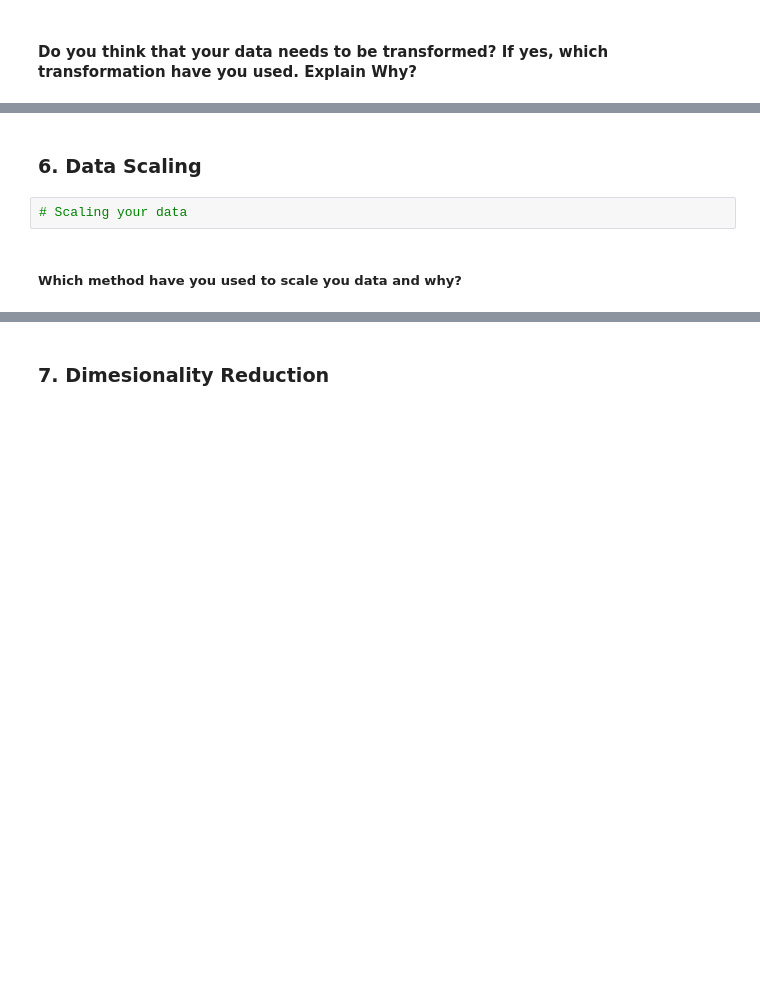
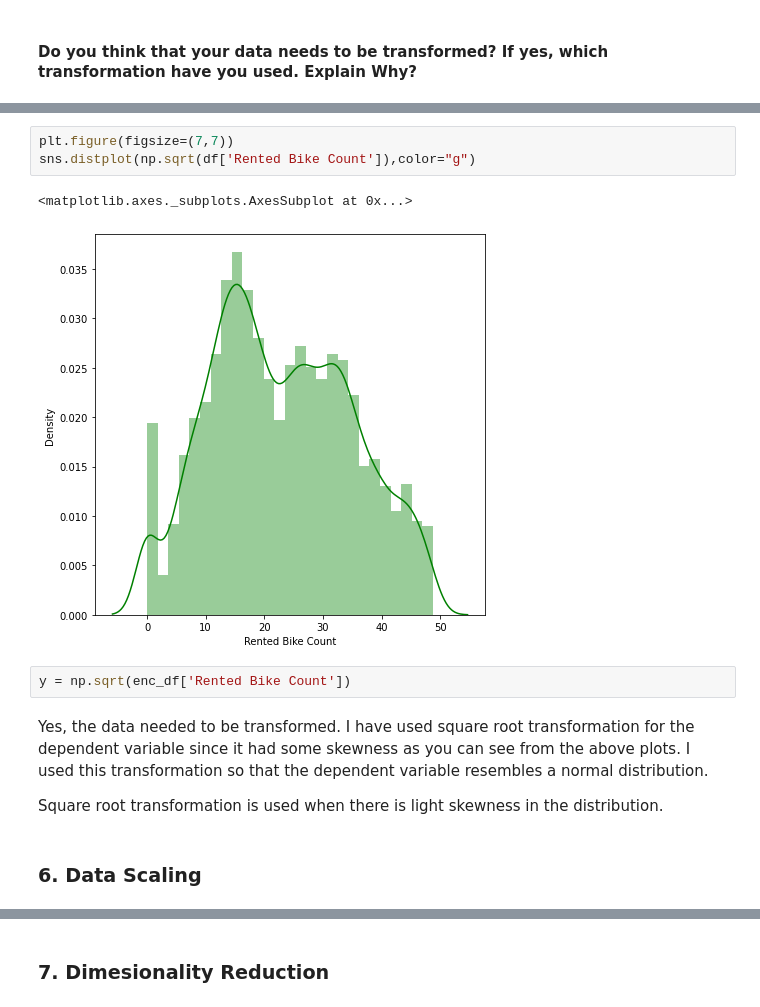
Before and after one commit to Sharath670/Linear-Regression-Capstone-Proj-2-, a Jupyter notebook: Capstone_Project_2(Linear_Regression).ipynb, the cells around one changed output, grey strips where cells are left out. Saved outputs shown, nothing was run; the diff lists cells and outputs as text; blank space fills up the shorter version.

```diff
--- a/Capstone_Project_2(Linear_Regression).ipynb
+++ b/Capstone_Project_2(Linear_Regression).ipynb
@@ -895,6 +905,14 @@ I chose them because these features are not highly correlated with each other an
+# %%
+plt.figure(figsize=(7,7))
+sns.distplot(np.sqrt(df['Rented Bike Count']),color="g")
+# %% [output]
+<matplotlib.axes._subplots.AxesSubplot at 0x...>
+[figure, added]
+# %%
+y = np.sqrt(enc_df['Rented Bike Count'])
+# %% [markdown]
+Yes, the data needed to be transformed. I have used square root transformation for the dependent variable since it had some skewness as you can see from the above plots. I used this transformation so that the dependent variable resembles a normal distribution.
+
+Square root transformation is used when there is light skewness in the distribution.
 # %% [markdown]
 ### 6. Data Scaling
-# %%
-# Scaling your data
-# %% [markdown]
-##### Which method have you used to scale you data and why?
```
Also changed, not shown: parts of 23 cells of this notebook.
